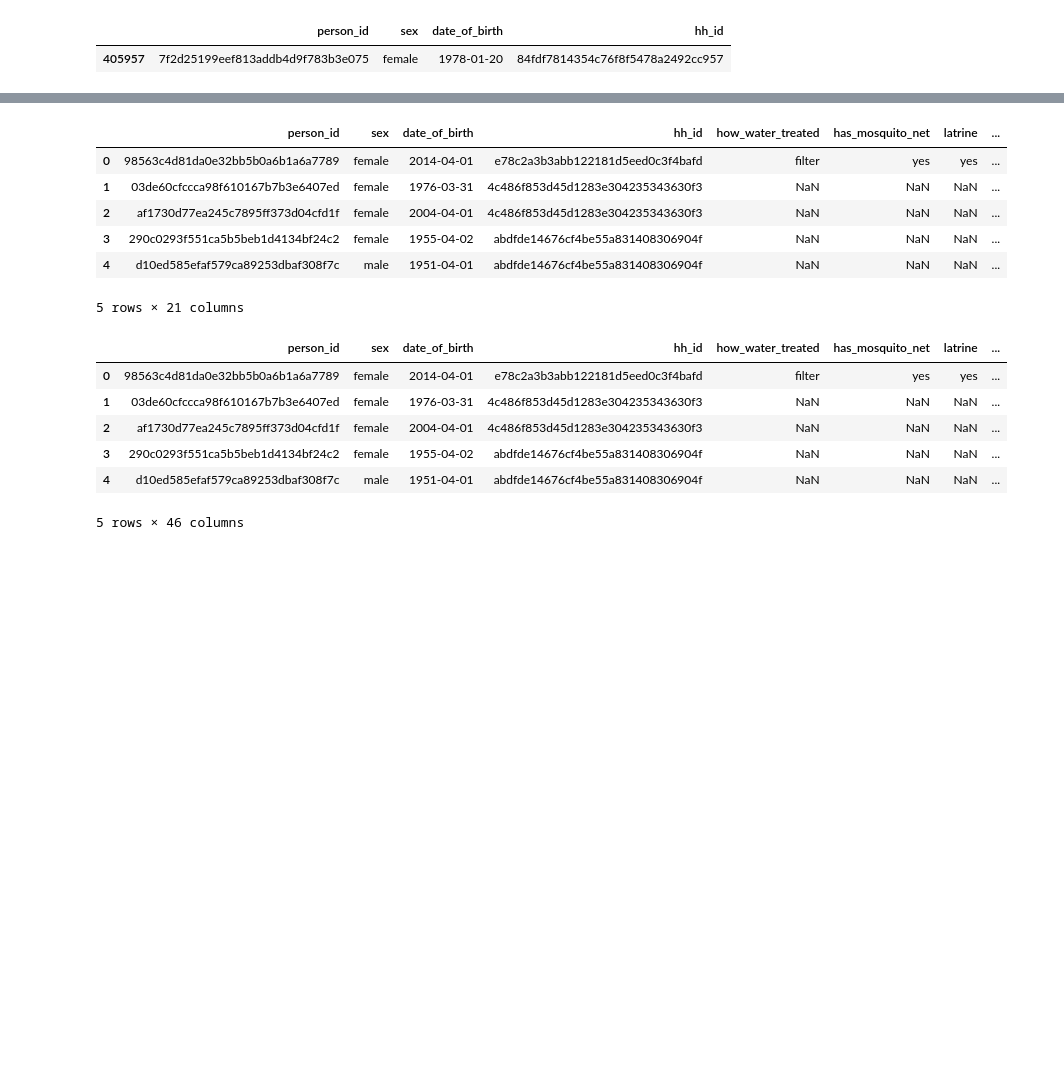
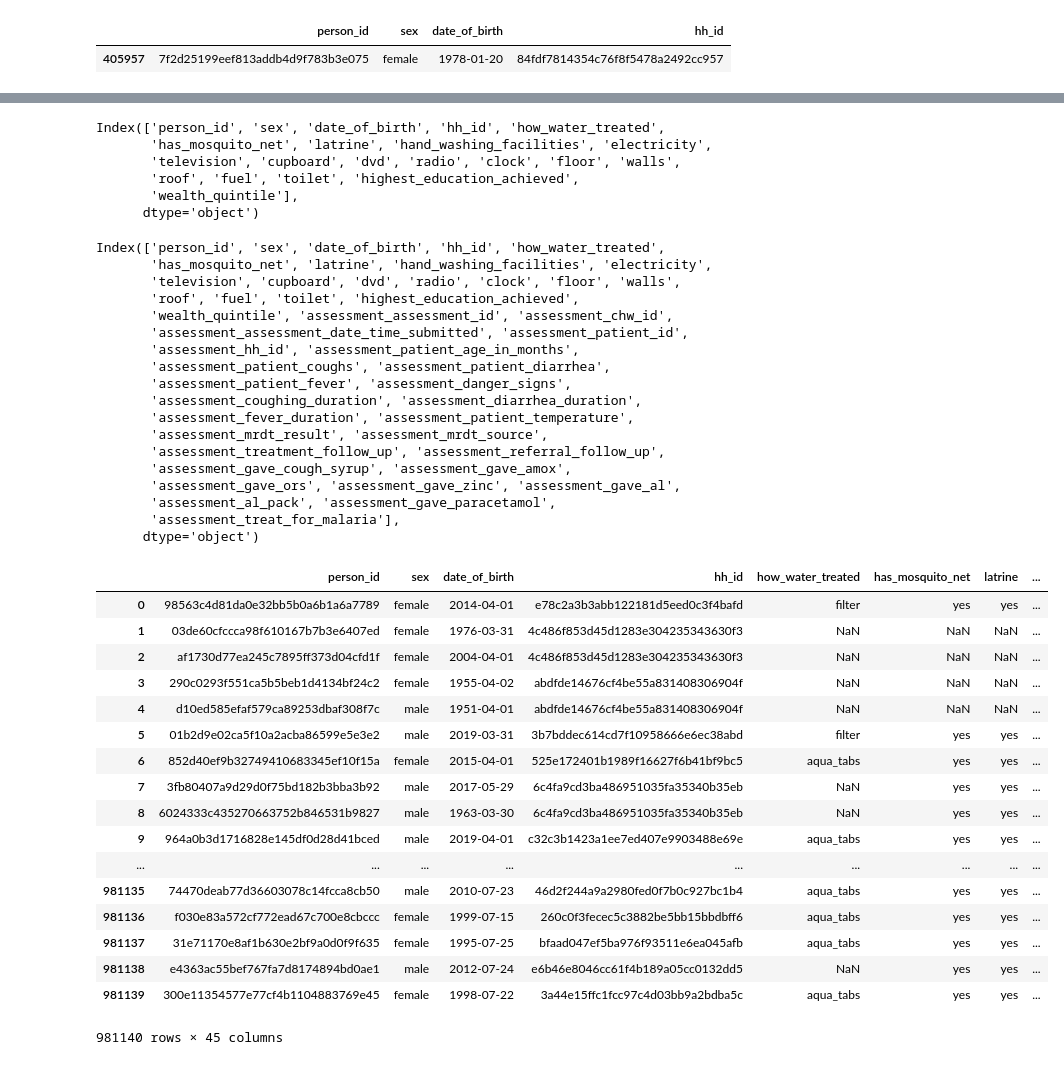
Before and after one commit to shaynaalice/medic_mobile, a Jupyter notebook: notebooks/Medic Mobile Technical Challenge.ipynb, the cells around one changed output, grey strips where cells are left out. Saved outputs shown, nothing was run; the diff lists cells and outputs as text; code cells hidden in the pictures; blank space fills up the shorter version.

Commit message:
Import and merge datasets

```diff
--- a/notebooks/Medic Mobile Technical Challenge.ipynb
+++ b/notebooks/Medic Mobile Technical Challenge.ipynb
@@ -73,3 +48,12 @@ Index(['person_id', 'sex', 'date_of_birth', 'hh_id'], dtype='object')
+# %%
+#Add table prefixes to avoid confusion
+#person_df = person_df.add_prefix('person_')
+#family_survey_df = family_survey_df.add_prefix('family_survey_')
+assessments_df = assessments_df.add_prefix('assessment_')
+assessment_follow_up_df = assessment_follow_up_df.add_prefix('assessment_follow_up_')
+pregnancy_df = pregnancy_df.add_prefix('pregnancy_')
+pregnancy_visit_df = pregnancy_visit_df.add_prefix('pregnancy_visit_')
+delivery_df = delivery_df.add_prefix('delivery_')
 # %%
 #Is the patient_id a foreign key of the person table?
 #Cheack a given patient_id
@@ -86,28 +78,60 @@ person_df[person_df['person_id'] == '7f2d25199eef813addb4d9f783b3e075']
 # %%
 #join person and family_survey
-person_family_df = pd.merge(person_df, family_survey_df, on='hh_id', how='left') #use left join in case their are patients without a household id
+person_family_df = pd.merge(person_df, family_survey_df, how='left', left_on=['hh_id'], right_on = ['hh_id'])
 # %%
-person_family_df.head()
+person_family_df.columns
 # %% [output]
-|  | person_id | sex | date_of_birth | hh_id | how_water_treated | has_mosquito_net | latrine | ... |
-| 0 | 98563c4d81da0e32bb5b0a6b1a6a7789 | female | 2014-04-01 | e78c2a3b3abb122181d5eed0c3f4bafd | filter | yes | yes | ... |
-| 1 | 03de60cfccca98f610167b7b3e6407ed | female | 1976-03-31 | 4c486f853d45d1283e304235343630f3 | NaN | NaN | NaN | ... |
-| 2 | af1730d77ea245c7895ff373d04cfd1f | female | 2004-04-01 | 4c486f853d45d1283e304235343630f3 | NaN | NaN | NaN | ... |
-| 3 | 290c0293f551ca5b5beb1d4134bf24c2 | female | 1955-04-02 | abdfde14676cf4be55a831408306904f | NaN | NaN | NaN | ... |
-| 4 | d10ed585efaf579ca89253dbaf308f7c | male | 1951-04-01 | abdfde14676cf4be55a831408306904f | NaN | NaN | NaN | ... |
-5 rows × 21 columns
+Index(['person_id', 'sex', 'date_of_birth', 'hh_id', 'how_water_treated',
+       'has_mosquito_net', 'latrine', 'hand_washing_facilities', 'electricity',
+       'television', 'cupboard', 'dvd', 'radio', 'clock', 'floor', 'walls',
+       'roof', 'fuel', 'toilet', 'highest_education_achieved',
+       'wealth_quintile'],
+      dtype='object')
 # %%
 #join assessment
-person_family_assessments_df = pd.merge(person_family_df, assessments_df,  how='left', left_on=['person_id','hh_id'], right_on = ['patient_id','hh_id'])
+person_family_assessments_df = pd.merge(person_family_df, assessments_df,  how='left', left_on=['person_id','hh_id'], right_on = ['assessment_patient_id','assessment_hh_id'], suffixes=('', '_y'))
 # %%
-person_family_assessments_df.head()
+person_family_assessments_df.columns
 # %% [output]
-|  | person_id | sex | date_of_birth | hh_id | how_water_treated | has_mosquito_net | latrine | ... |
-| 0 | 98563c4d81da0e32bb5b0a6b1a6a7789 | female | 2014-04-01 | e78c2a3b3abb122181d5eed0c3f4bafd | filter | yes | yes | ... |
-| 1 | 03de60cfccca98f610167b7b3e6407ed | female | 1976-03-31 | 4c486f853d45d1283e304235343630f3 | NaN | NaN | NaN | ... |
-| 2 | af1730d77ea245c7895ff373d04cfd1f | female | 2004-04-01 | 4c486f853d45d1283e304235343630f3 | NaN | NaN | NaN | ... |
-| 3 | 290c0293f551ca5b5beb1d4134bf24c2 | female | 1955-04-02 | abdfde14676cf4be55a831408306904f | NaN | NaN | NaN | ... |
-| 4 | d10ed585efaf579ca89253dbaf308f7c | male | 1951-04-01 | abdfde14676cf4be55a831408306904f | NaN | NaN | NaN | ... |
-5 rows × 46 columns
+Index(['person_id', 'sex', 'date_of_birth', 'hh_id', 'how_water_treated',
+       'has_mosquito_net', 'latrine', 'hand_washing_facilities', 'electricity',
+       'television', 'cupboard', 'dvd', 'radio', 'clock', 'floor', 'walls',
+       'roof', 'fuel', 'toilet', 'highest_education_achieved',
+       'wealth_quintile', 'assessment_assessment_id', 'assessment_chw_id',
+       'assessment_assessment_date_time_submitted', 'assessment_patient_id',
+       'assessment_hh_id', 'assessment_patient_age_in_months',
+       'assessment_patient_coughs', 'assessment_patient_diarrhea',
+       'assessment_patient_fever', 'assessment_danger_signs',
+       'assessment_coughing_duration', 'assessment_diarrhea_duration',
+       'assessment_fever_duration', 'assessment_patient_temperature',
+       'assessment_mrdt_result', 'assessment_mrdt_source',
+       'assessment_treatment_follow_up', 'assessment_referral_follow_up',
+       'assessment_gave_cough_syrup', 'assessment_gave_amox',
+       'assessment_gave_ors', 'assessment_gave_zinc', 'assessment_gave_al',
+       'assessment_al_pack', 'assessment_gave_paracetamol',
+       'assessment_treat_for_malaria'],
+      dtype='object')
+# %%
+#drop redundant columns
+person_family_assessments_df.drop(columns=['assessment_patient_id', 'assessment_hh_id'])
+# %% [output]
+|  | person_id | sex | date_of_birth | hh_id | how_water_treated | has_mosquito_net | latrine | ... |
+| 0 | 98563c4d81da0e32bb5b0a6b1a6a7789 | female | 2014-04-01 | e78c2a3b3abb122181d5eed0c3f4bafd | filter | yes | yes | ... |
+| 1 | 03de60cfccca98f610167b7b3e6407ed | female | 1976-03-31 | 4c486f853d45d1283e304235343630f3 | NaN | NaN | NaN | ... |
+| 2 | af1730d77ea245c7895ff373d04cfd1f | female | 2004-04-01 | 4c486f853d45d1283e304235343630f3 | NaN | NaN | NaN | ... |
+| 3 | 290c0293f551ca5b5beb1d4134bf24c2 | female | 1955-04-02 | abdfde14676cf4be55a831408306904f | NaN | NaN | NaN | ... |
+| 4 | d10ed585efaf579ca89253dbaf308f7c | male | 1951-04-01 | abdfde14676cf4be55a831408306904f | NaN | NaN | NaN | ... |
+| 5 | 01b2d9e02ca5f10a2acba86599e5e3e2 | male | 2019-03-31 | 3b7bddec614cd7f10958666e6ec38abd | filter | yes | yes | ... |
+| 6 | 852d40ef9b32749410683345ef10f15a | female | 2015-04-01 | 525e172401b1989f16627f6b41bf9bc5 | aqua_tabs | yes | yes | ... |
+| 7 | 3fb80407a9d29d0f75bd182b3bba3b92 | male | 2017-05-29 | 6c4fa9cd3ba486951035fa35340b35eb | NaN | yes | yes | ... |
+| 8 | 6024333c435270663752b846531b9827 | male | 1963-03-30 | 6c4fa9cd3ba486951035fa35340b35eb | NaN | yes | yes | ... |
+| 9 | 964a0b3d1716828e145df0d28d41bced | male | 2019-04-01 | c32c3b1423a1ee7ed407e9903488e69e | aqua_tabs | yes | yes | ... |
+| ... | ... | ... | ... | ... | ... | ... | ... | ... |
+| 981135 | 74470deab77d36603078c14fcca8cb50 | male | 2010-07-23 | 46d2f244a9a2980fed0f7b0c927bc1b4 | aqua_tabs | yes | yes | ... |
+| 981136 | f030e83a572cf772ead67c700e8cbccc | female | 1999-07-15 | 260c0f3fecec5c3882be5bb15bbdbff6 | aqua_tabs | yes | yes | ... |
+| 981137 | 31e71170e8af1b630e2bf9a0d0f9f635 | female | 1995-07-25 | bfaad047ef5ba976f93511e6ea045afb | aqua_tabs | yes | yes | ... |
+| 981138 | e4363ac55bef767fa7d8174894bd0ae1 | male | 2012-07-24 | e6b46e8046cc61f4b189a05cc0132dd5 | NaN | yes | yes | ... |
+| 981139 | 300e11354577e77cf4b1104883769e45 | female | 1998-07-22 | 3a44e15ffc1fcc97c4d03bb9a2bdba5c | aqua_tabs | yes | yes | ... |
+981140 rows × 45 columns
 # %%
 #join assessment_follow_up
```
Also changed, not shown: parts of 13 cells of this notebook.
